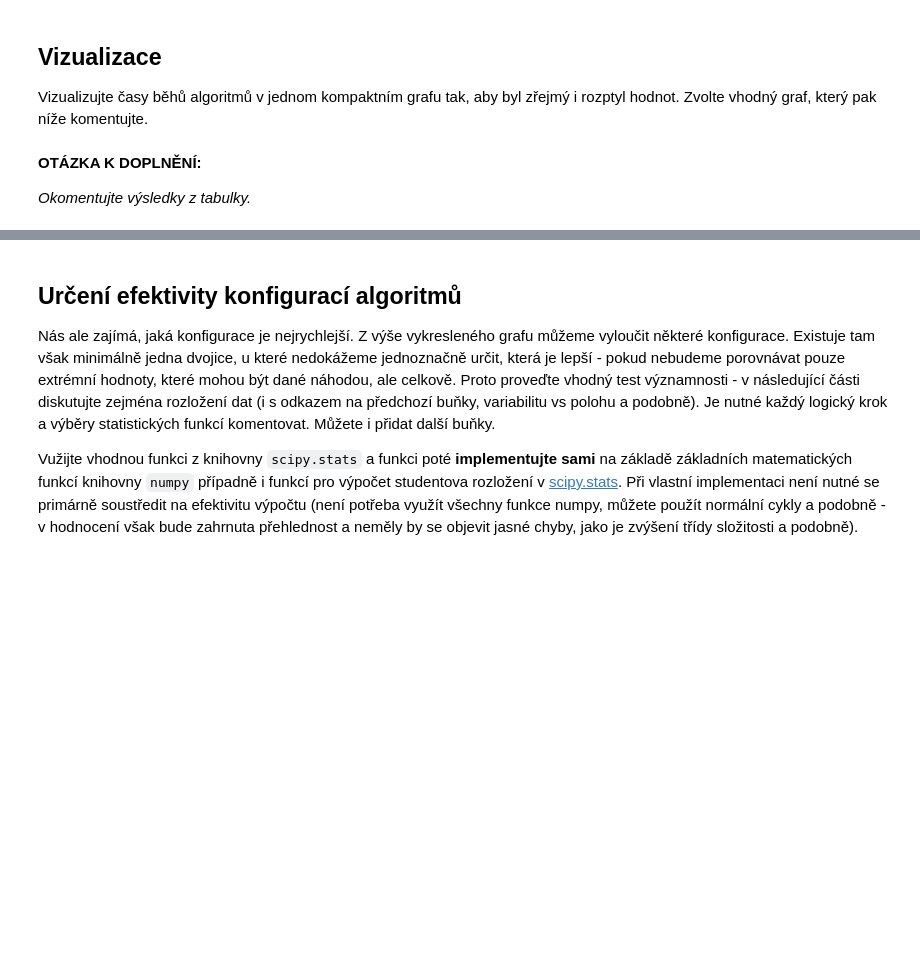
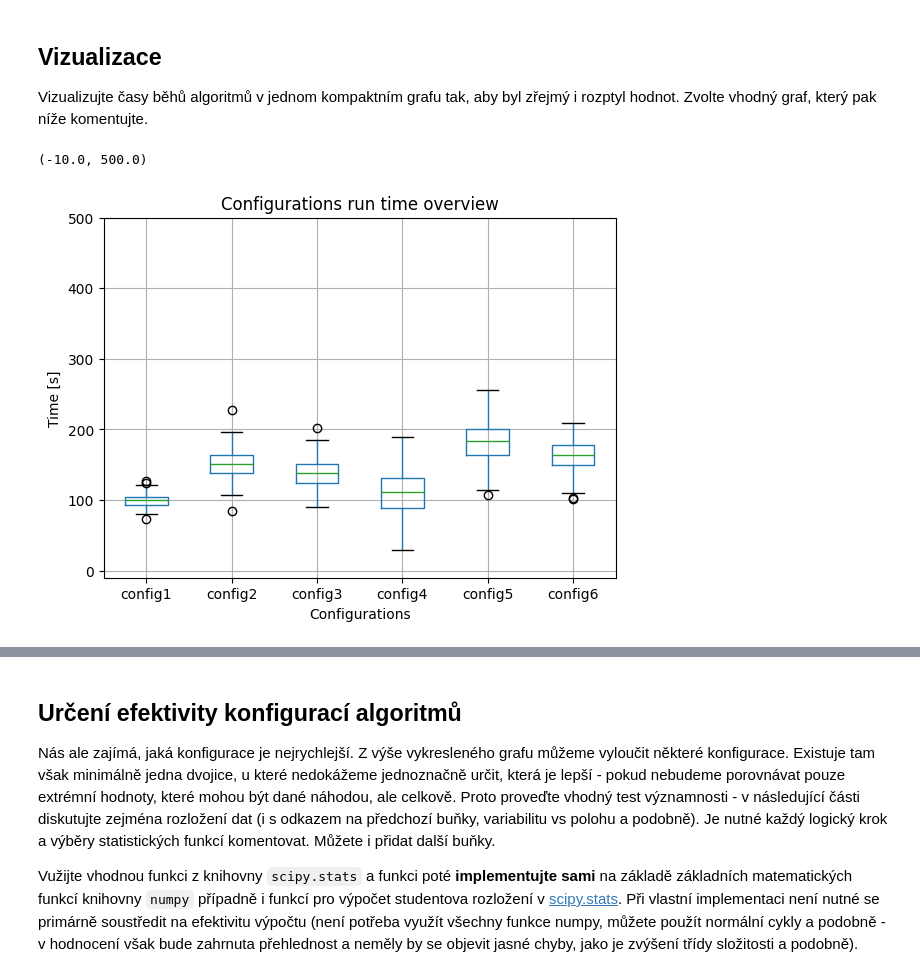
Before and after one commit to enhaut/fit, a Jupyter notebook: 1/proj1.ipynb, the cells around one changed output, grey strips where cells are left out. Drawn from its saved outputs; the diff is of its cells as text; code cells hidden in the pictures; blank space fills up the shorter version.

Commit message:
proj1: visualization

```diff
--- a/1/proj1.ipynb
+++ b/1/proj1.ipynb
@@ -195,4 +193,6 @@ Vizualizujte časy běhů algoritmů v jednom kompaktním grafu tak, aby byl zř
-# %% [markdown]
-__OTÁZKA K DOPLNĚNÍ:__
-
-_Okomentujte  výsledky z tabulky._
+# %%
+box = box_plt(clean)
+box.set_ylim(-10, 500)
+# %% [output]
+(-10.0, 500.0)
+[figure, added]
```
Also changed, not shown: parts of 17 cells of this notebook.
